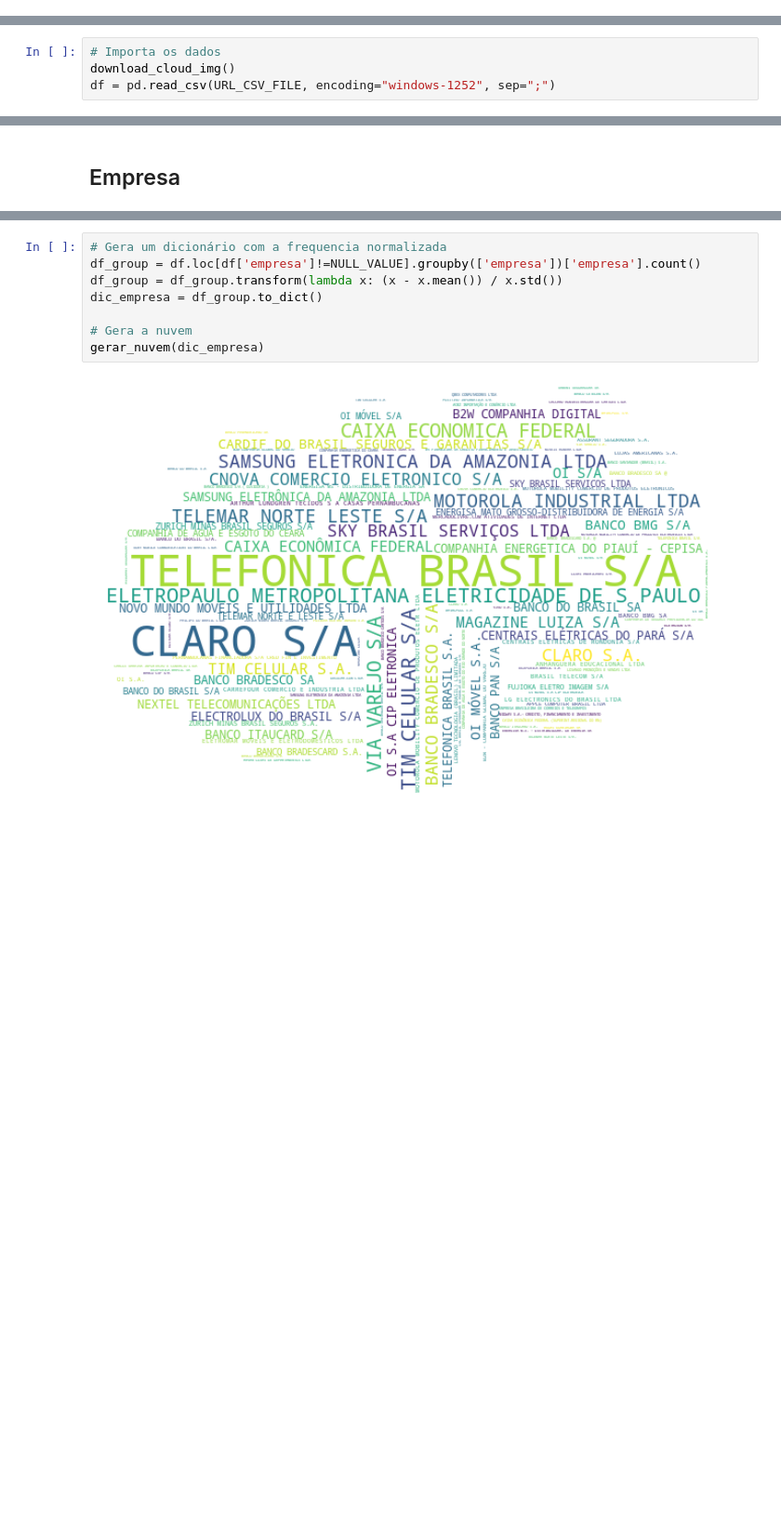
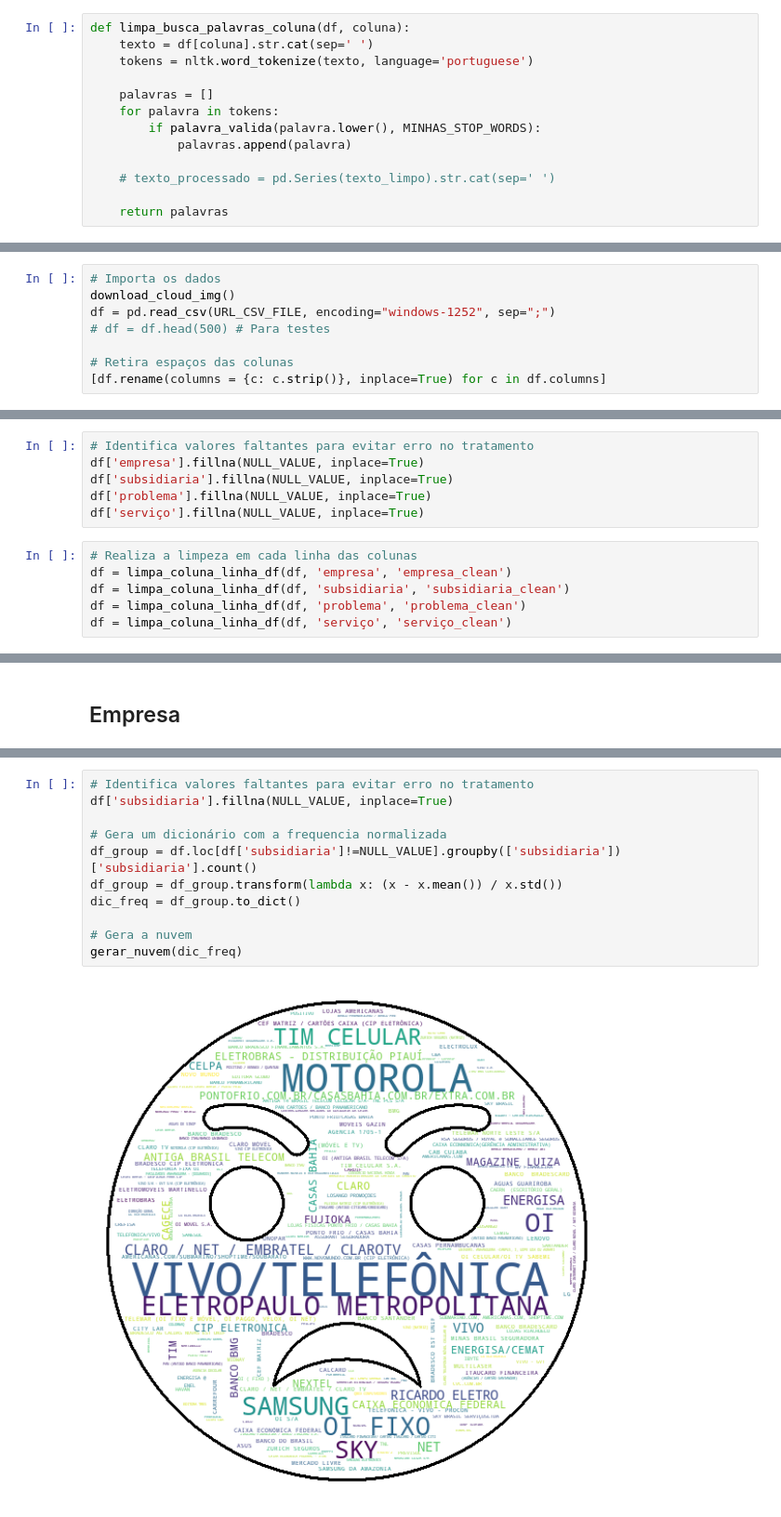
Before and after one commit to danielfidelis/BIWORDCLOUD, a Jupyter notebook: codigo/word_cloud_leonardo.ipynb, the cells around one changed output, grey strips where cells are left out. Shown at 93% size. Drawn from its saved outputs; the diff is of its cells as text; blank space fills up the shorter version.

```diff
--- a/codigo/word_cloud_leonardo.ipynb
+++ b/codigo/word_cloud_leonardo.ipynb
@@ -138 +181,14 @@ def palavra_valida(palavra, minha_stopwords):
+# %%
+def limpa_busca_palavras_coluna(df, coluna):
+    texto = df[coluna].str.cat(sep=' ')
+    tokens = nltk.word_tokenize(texto, language='portuguese')
+
+    palavras = []
+    for palavra in tokens:
+        if palavra_valida(palavra.lower(), MINHAS_STOP_WORDS):
+            palavras.append(palavra)
+
+    # texto_processado = pd.Series(texto_limpo).str.cat(sep=' ')
+
+    return palavras
 # %% [markdown]
@@ -141,3 +197,7 @@ def palavra_valida(palavra, minha_stopwords):
 # Importa os dados
 download_cloud_img()
 df = pd.read_csv(URL_CSV_FILE, encoding="windows-1252", sep=";")
+# df = df.head(500) # Para testes
+
+# Retira espaços das colunas
+[df.rename(columns = {c: c.strip()}, inplace=True) for c in df.columns]
@@ -219,0 +305,12 @@ Name: problema, dtype: object
+# %%
+# Identifica valores faltantes para evitar erro no tratamento
+df['empresa'].fillna(NULL_VALUE, inplace=True)
+df['subsidiaria'].fillna(NULL_VALUE, inplace=True)
+df['problema'].fillna(NULL_VALUE, inplace=True)
+df['serviço'].fillna(NULL_VALUE, inplace=True)
+# %%
+# Realiza a limpeza em cada linha das colunas
+df = limpa_coluna_linha_df(df, 'empresa', 'empresa_clean')
+df = limpa_coluna_linha_df(df, 'subsidiaria', 'subsidiaria_clean')
+df = limpa_coluna_linha_df(df, 'problema', 'problema_clean')
+df = limpa_coluna_linha_df(df, 'serviço', 'serviço_clean')
@@ -247,10 +557,13 @@ df['empresa'].fillna(NULL_VALUE, inplace=True)
 # %%
+# Identifica valores faltantes para evitar erro no tratamento
+df['subsidiaria'].fillna(NULL_VALUE, inplace=True)
+
 # Gera um dicionário com a frequencia normalizada
-df_group = df.loc[df['empresa']!=NULL_VALUE].groupby(['empresa'])['empresa'].count()
+df_group = df.loc[df['subsidiaria']!=NULL_VALUE].groupby(['subsidiaria'])['subsidiaria'].count()
 df_group = df_group.transform(lambda x: (x - x.mean()) / x.std())
-dic_empresa = df_group.to_dict()
+dic_freq = df_group.to_dict()
 
 # Gera a nuvem
-gerar_nuvem(dic_empresa)
+gerar_nuvem(dic_freq)
 # %% [output]
-[figure, old version]
+[figure, new version]
```
Also changed, not shown: parts of 58 cells of this notebook.
